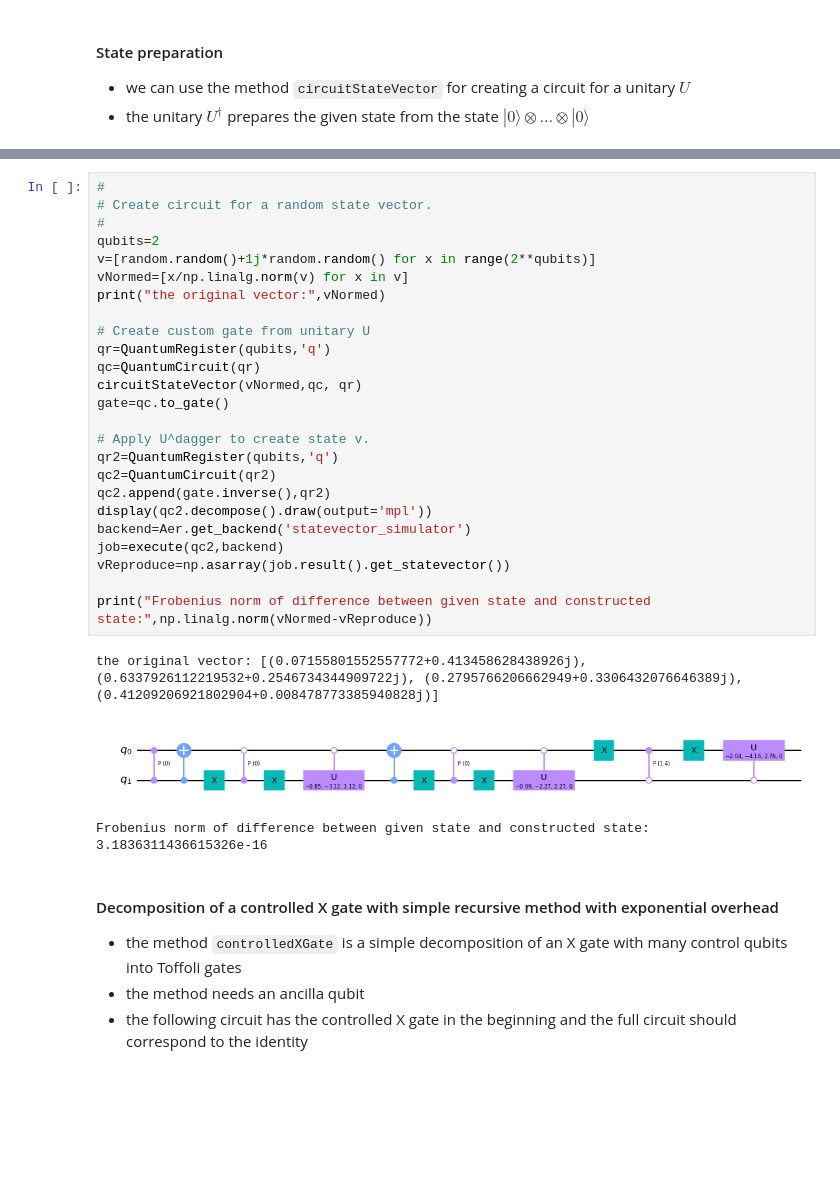
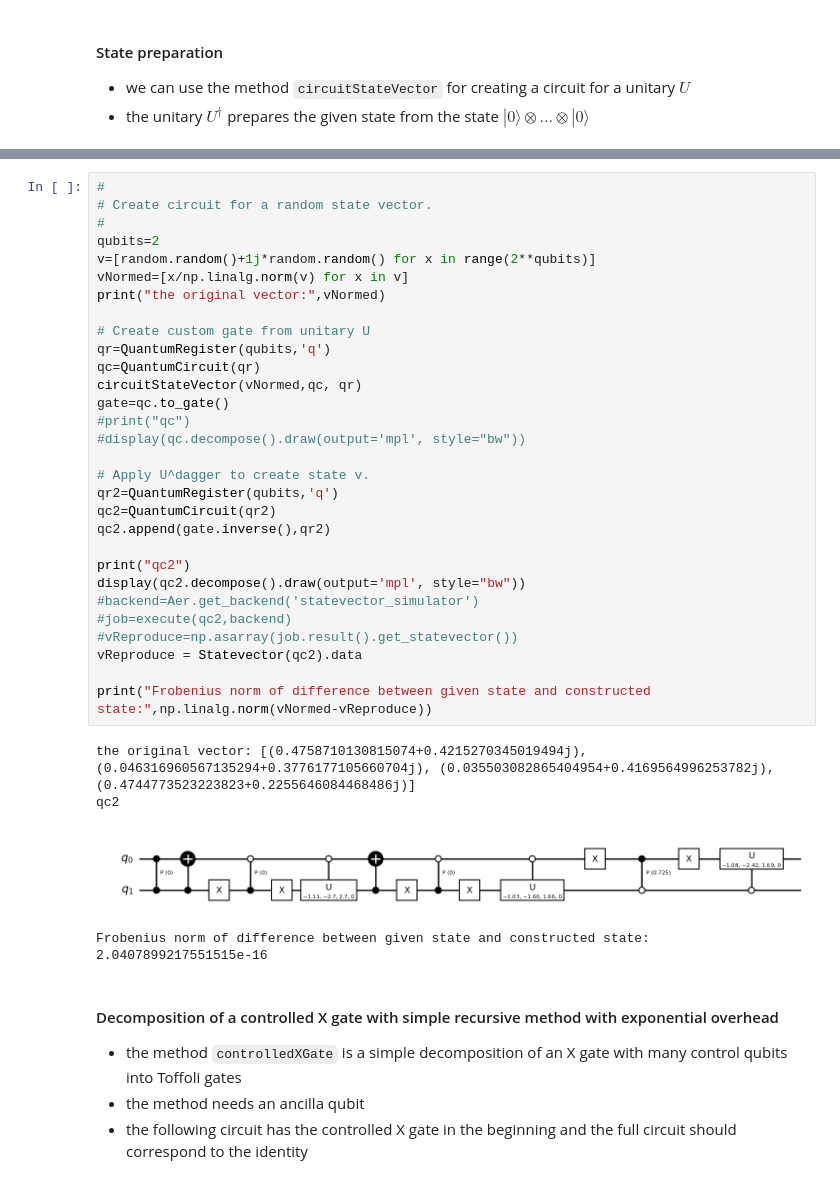
Before and after one commit to JoSQUANTUM/pygrnd, a Jupyter notebook: notebooks/circuitConstructor.ipynb, the cells around one changed output, grey strips where cells are left out. Saved outputs shown, nothing was run; the diff lists cells and outputs as text; blank space fills up the shorter version.

```diff
--- a/notebooks/circuitConstructor.ipynb
+++ b/notebooks/circuitConstructor.ipynb
@@ -127,32 +149,38 @@ Frobenius norm of difference between given state and constructed state: 3.352880
 # %%
 #
 # Create circuit for a random state vector.
 #
 qubits=2
 v=[random.random()+1j*random.random() for x in range(2**qubits)]
 vNormed=[x/np.linalg.norm(v) for x in v]
 print("the original vector:",vNormed)
 
 # Create custom gate from unitary U
 qr=QuantumRegister(qubits,'q')
 qc=QuantumCircuit(qr)
 circuitStateVector(vNormed,qc, qr)
 gate=qc.to_gate()
+#print("qc")
+#display(qc.decompose().draw(output='mpl', style="bw"))
 
 # Apply U^dagger to create state v.
 qr2=QuantumRegister(qubits,'q')
 qc2=QuantumCircuit(qr2)
 qc2.append(gate.inverse(),qr2)
-display(qc2.decompose().draw(output='mpl'))
-backend=Aer.get_backend('statevector_simulator')
-job=execute(qc2,backend)
-vReproduce=np.asarray(job.result().get_statevector())
+
+print("qc2")
+display(qc2.decompose().draw(output='mpl', style="bw"))
+#backend=Aer.get_backend('statevector_simulator')
+#job=execute(qc2,backend)
+#vReproduce=np.asarray(job.result().get_statevector())
+vReproduce = Statevector(qc2).data
 
 print("Frobenius norm of difference between given state and constructed state:",np.linalg.norm(vNormed-vReproduce))
 # %% [output]
-the original vector: [(0.07155801552557772+0.413458628438926j), (0.6337926112219532+0.2546734344909722j), (0.2795766206662949+0.3306432076646389j), (0.41209206921802904+0.008478773385940828j)]
+the original vector: [(0.4758710130815074+0.4215270345019494j), (0.046316960567135294+0.3776177105660704j), (0.035503082865404954+0.4169564996253782j), (0.4744773523223823+0.2255646084468486j)]
+qc2
-[figure, old version]
+[figure, new version]
-Frobenius norm of difference between given state and constructed state: 3.1836311436615326e-16
+Frobenius norm of difference between given state and constructed state: 2.0407899217551515e-16
 # %% [markdown]
 #### Decomposition of a controlled X gate with simple recursive method with exponential overhead
 - the method ``controlledXGate`` is a simple decomposition of an X gate with many control qubits into Toffoli gates
```
Also changed, not shown: parts of 10 cells of this notebook, 3 other files.
